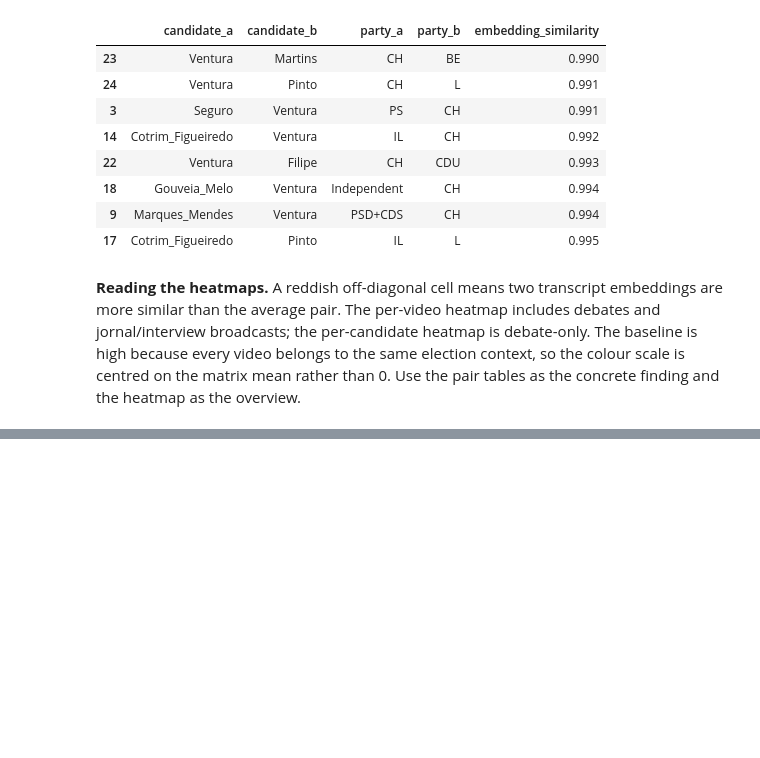
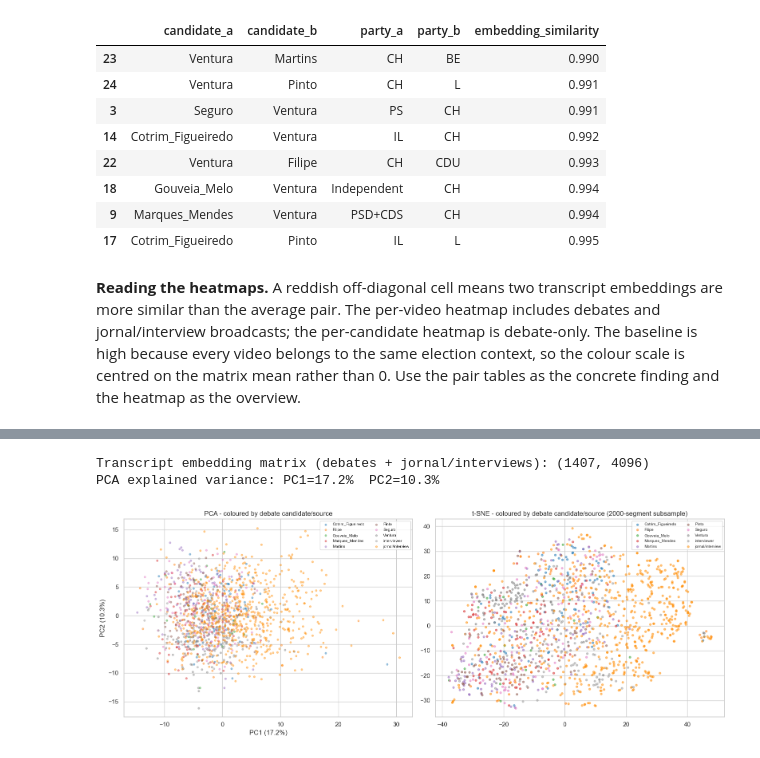
Before and after one commit to Dinisas/Big-Data, a Jupyter notebook: text_polls_eda.ipynb, the cells around one changed output, grey strips where cells are left out. Saved outputs shown, nothing was run; the diff lists cells and outputs as text; code cells hidden in the pictures; blank space fills up the shorter version.

```diff
--- a/text_polls_eda.ipynb
+++ b/text_polls_eda.ipynb
@@ -2194,0 +1338,43 @@ Re-uses the topic clusters from Part 1 §12. Joins them to the candidate-labelle
+# %%
+emb_full = np.stack(speech_all_lab['text_embedding'].values)
+print(f'Transcript embedding matrix (debates + jornal/interviews): {emb_full.shape}')
+
+pca = PCA(n_components=2)
+emb_pca = pca.fit_transform(emb_full)
+print(f'PCA explained variance: PC1={pca.explained_variance_ratio_[0]*100:.1f}%  '
+      f'PC2={pca.explained_variance_ratio_[1]*100:.1f}%')
+
+rng = np.random.RandomState(42)
+sub_idx = rng.choice(len(emb_full), size=min(2000, len(emb_full)), replace=False)
+tsne = TSNE(n_components=2, random_state=42, perplexity=30, init='pca')
+emb_tsne = tsne.fit_transform(emb_full[sub_idx])
+
+cands_arr = speech_all_lab['candidate'].fillna('unknown').values
+
+fig, axes = plt.subplots(1, 2, figsize=(16, 6))
+plot_labels = candidates_present + ['interviewer', JORNAL_LABEL]
+for cand in plot_labels:
+    mask = cands_arr == cand
+    if not mask.any():
+        continue
+    axes[0].scatter(emb_pca[mask, 0], emb_pca[mask, 1], s=10, alpha=0.4,
+                    label=cand, color=color_map.get(cand, 'lightgray'))
+axes[0].set_title('PCA - coloured by debate candidate/source')
+axes[0].set_xlabel(f'PC1 ({pca.explained_variance_ratio_[0]*100:.1f}%)')
+axes[0].set_ylabel(f'PC2 ({pca.explained_variance_ratio_[1]*100:.1f}%)')
+axes[0].legend(fontsize=7, ncol=2)
+
+cands_sub = cands_arr[sub_idx]
+for cand in plot_labels:
+    mask = cands_sub == cand
+    if not mask.any():
+        continue
+    axes[1].scatter(emb_tsne[mask, 0], emb_tsne[mask, 1], s=12, alpha=0.5,
+                    label=cand, color=color_map.get(cand, 'lightgray'))
+axes[1].set_title('t-SNE - coloured by debate candidate/source (2000-segment subsample)')
+axes[1].legend(fontsize=7, ncol=2)
+plt.tight_layout(); plt.show()
+# %% [output]
+Transcript embedding matrix (debates + jornal/interviews): (1407, 4096)
+PCA explained variance: PC1=17.2%  PC2=10.3%
+[figure, added]
```
Also changed, not shown: parts of 74 cells of this notebook.
